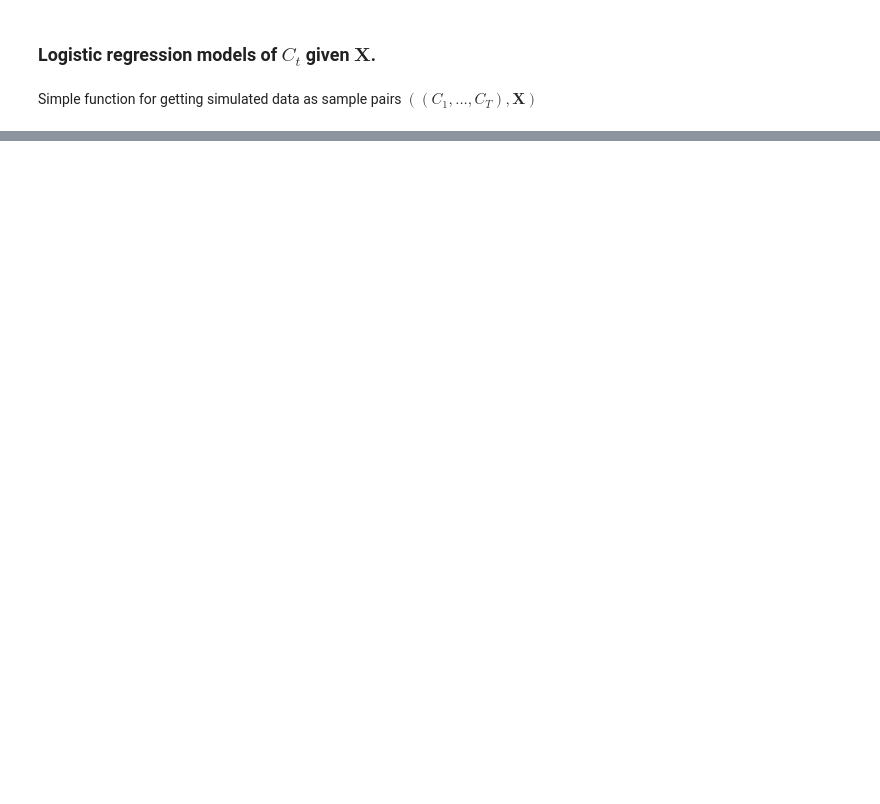
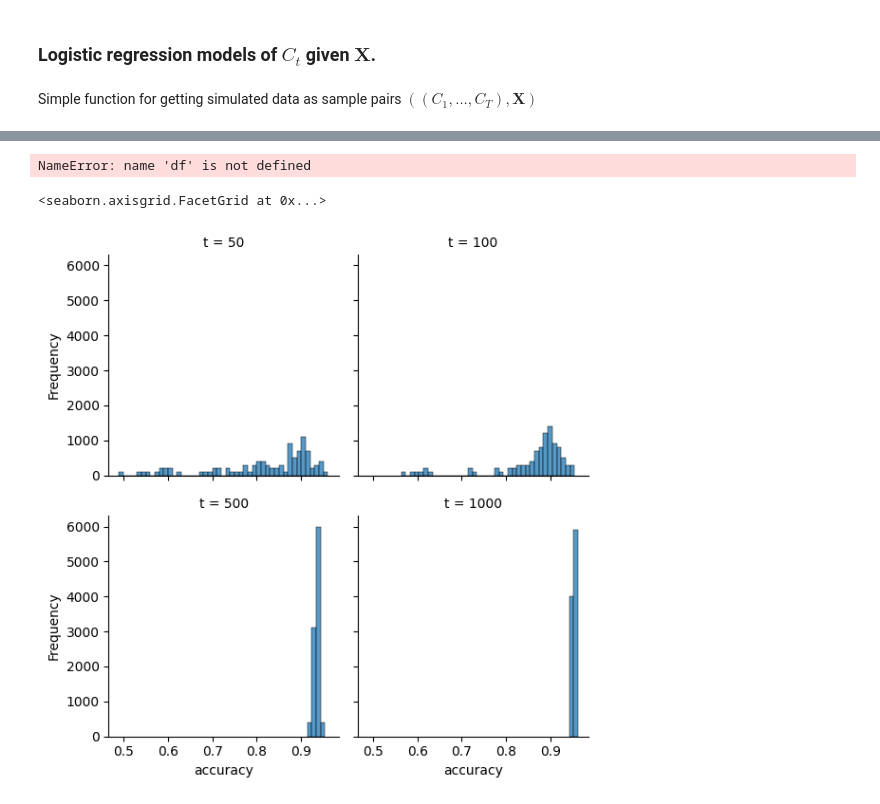
Before and after one commit to nilq/hmm, a Jupyter notebook: experiments/notebooks/logistic_regression.ipynb, the cells around one changed output, grey strips where cells are left out. Cells and saved outputs as stored; diff of their text form; code cells hidden in the pictures; blank space fills up the shorter version.

Commit message:
Add plot of accuracies

```diff
--- a/experiments/notebooks/logistic_regression.ipynb
+++ b/experiments/notebooks/logistic_regression.ipynb
@@ -9,18 +11,26 @@ import numpy as np
 # %% [markdown]
 Simple function for getting simulated data as sample pairs $((C_1, ..., C_T), \textbf{X})$
 # %%
-def simulated_c_and_x_data(
+def evaluate_logistic_regression_model(
     n: int,
     t: int,
-    amount_of_data: int
+    evaluation_T: int = 1000,
+    iterations: int = 100,
+    **kwargs
 ) -> tuple[list[list[int]], list[FloatArray]]:
     # Datas.
-    cs, _, xs = forward_simulation(n, t)
+    evaluation_c, _, evaluation_x = forward_simulation(n, evaluation_T)
+    accuracies: list[float] = []
 
-    for _ in range(1, amount_of_data):
+    for _ in range(1, iterations):
         c, _, x = forward_simulation(n, t)
 
-        cs += c
-        xs = np.vstack([xs, x])
+        # Fit log regression
+        clf = LogisticRegression(**kwargs).fit(x, c)
 
-    return cs, xs
+        # predict accuracy
+        accuracy = clf.score(evaluation_x, evaluation_c)
+        # save predicted accuracy into array
+        accuracies.append(accuracy)
+
+    return accuracies # afterwards we can make histogram of this
@@ -62,0 +37,7 @@ Mean accuracy, test data: 0.956095
+# %%
+t_values = [50, 100, 500, 1000]
+
+accuracies_for_ts = [
+    evaluate_logistic_regression_model(n=8, t=t)
+        for t in t_values
+]
@@ -62,0 +62,22 @@ Mean accuracy, test data: 0.956095
+# %%
+df
+# %% [output]
+NameError: name 'df' is not defined
+# %%
+df = pd.DataFrame(accuracies_for_ts).T
+
+# Add column names to the DataFrame
+df.columns = ['50', '100', '500', '1000']
+
+# Create a FacetGrid with a separate subplot for each value of t
+g = sns.FacetGrid(df.melt(var_name='t', value_name='accuracy'), col='t', col_wrap=2)
+# Set the y-axis limit of each subplot to be between 0 and 1
+for ax in g.axes.flat:
+		# Add more xticks
+		ax.set_xticks([0.4, 0.5, 0.6, 0.7, 0.8, 0.9, 1.0])
+		ax.set_xticklabels(['0.4', '0.5', '0.6', '0.7', '0.8', '0.9', '1.0'])
+		ax.set(xlabel='Accuracy')
+g.map(sns.histplot, 'accuracy', binwidth=0.01, stat="frequency")
+# %% [output]
+<seaborn.axisgrid.FacetGrid at 0x...>
+[figure, added]
```
Also changed, not shown: parts of 11 cells of this notebook.
